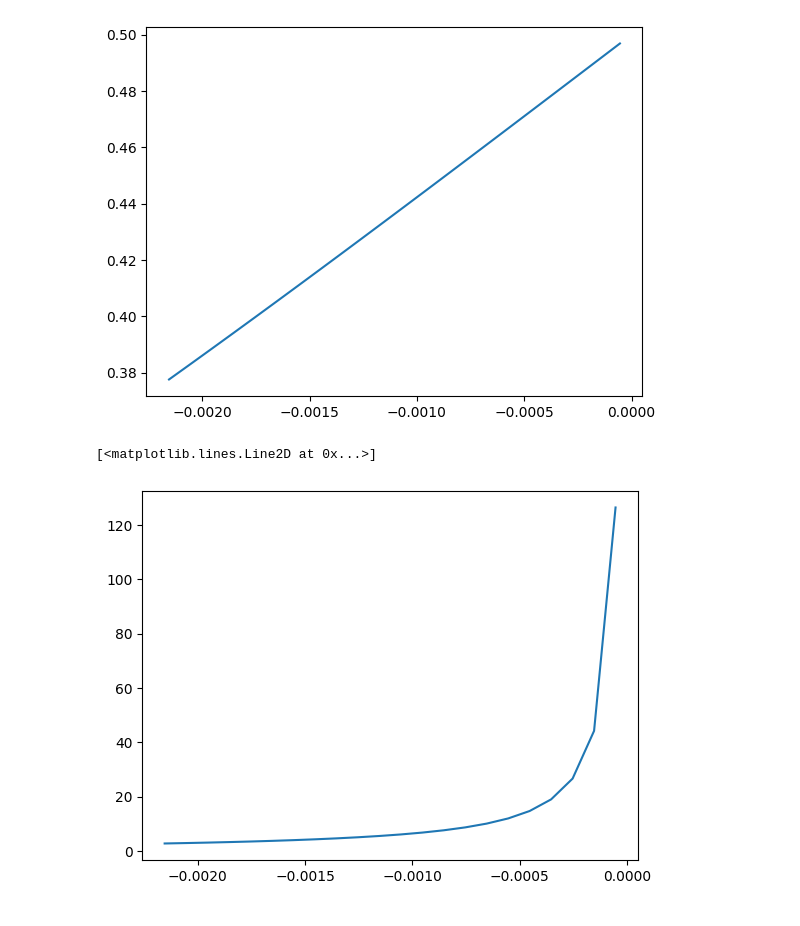
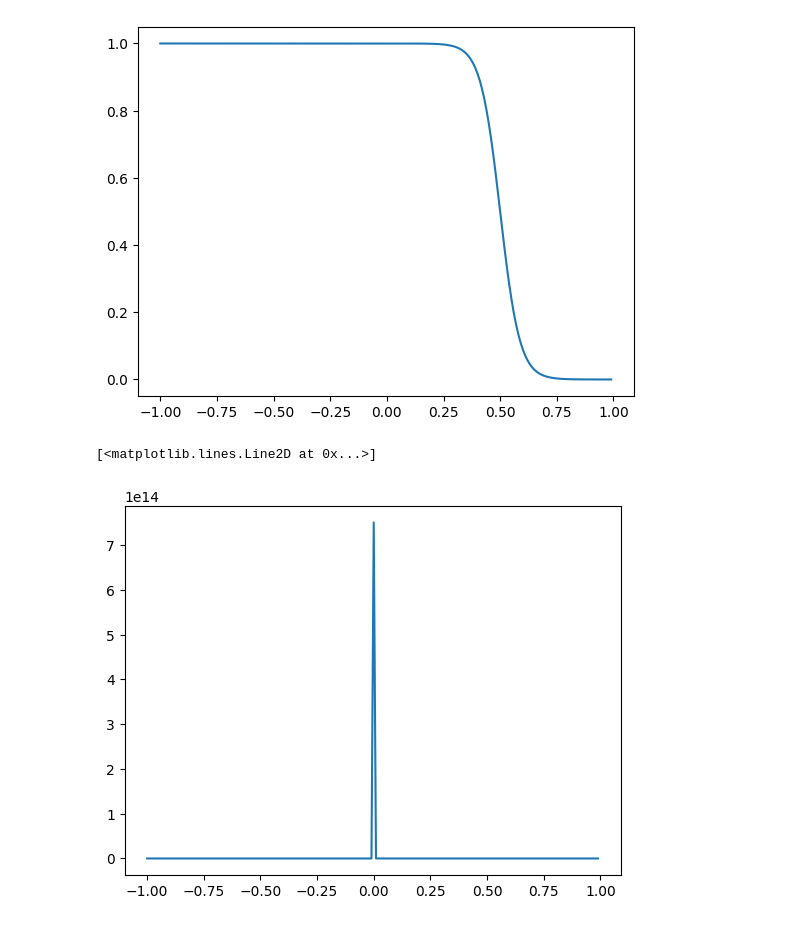
Before and after one commit to ppapac/24112024_memfn, a Jupyter notebook: Untitled-1copy.ipynb, the cells around one changed output. Cells and saved outputs as stored; diff of their text form; code cells hidden in the pictures.

```diff
--- a/Untitled-1copy.ipynb
+++ b/Untitled-1copy.ipynb
@@ -88,14 +123,14 @@ plt.plot(ws, result_real)
 # %%
-es=np.arange(-0.5*kb*50,0, 0.0001)
+es=np.arange(-1,1, 0.01)
 fs=[]
 be=[]
 for e in es:
-    fs.append(fermi_dirac(e, 0, 50))
-    be.append(bose_einstein(e, 80))
+    fs.append(fermi_dirac(e, 0.5, 500))
+    be.append(bose_einstein(e, 8000))
 plt.plot(es, fs)
 plt.show()
 plt.plot(es, be)
 # %% [output]
-[figure, old version]
+[figure, new version]
 [<matplotlib.lines.Line2D at 0x...>]
-[figure, old version]
+[figure, new version]
```
Also changed, not shown: parts of 8 cells of this notebook, 2 other files.
